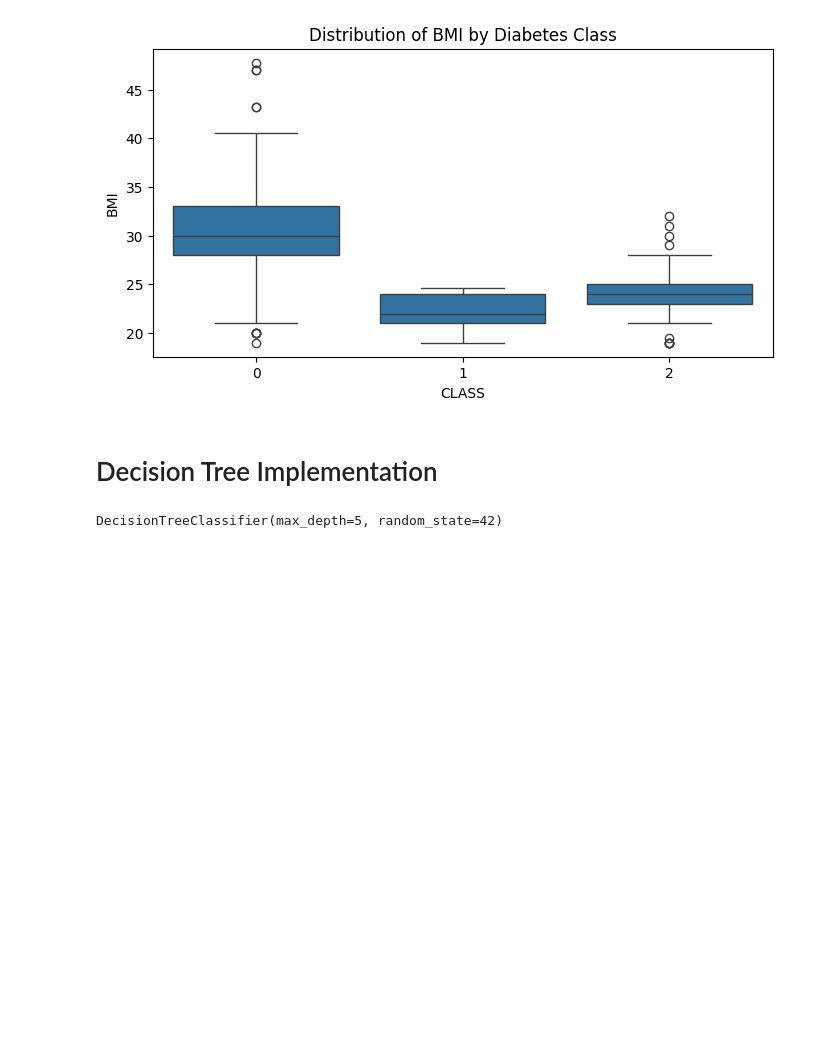
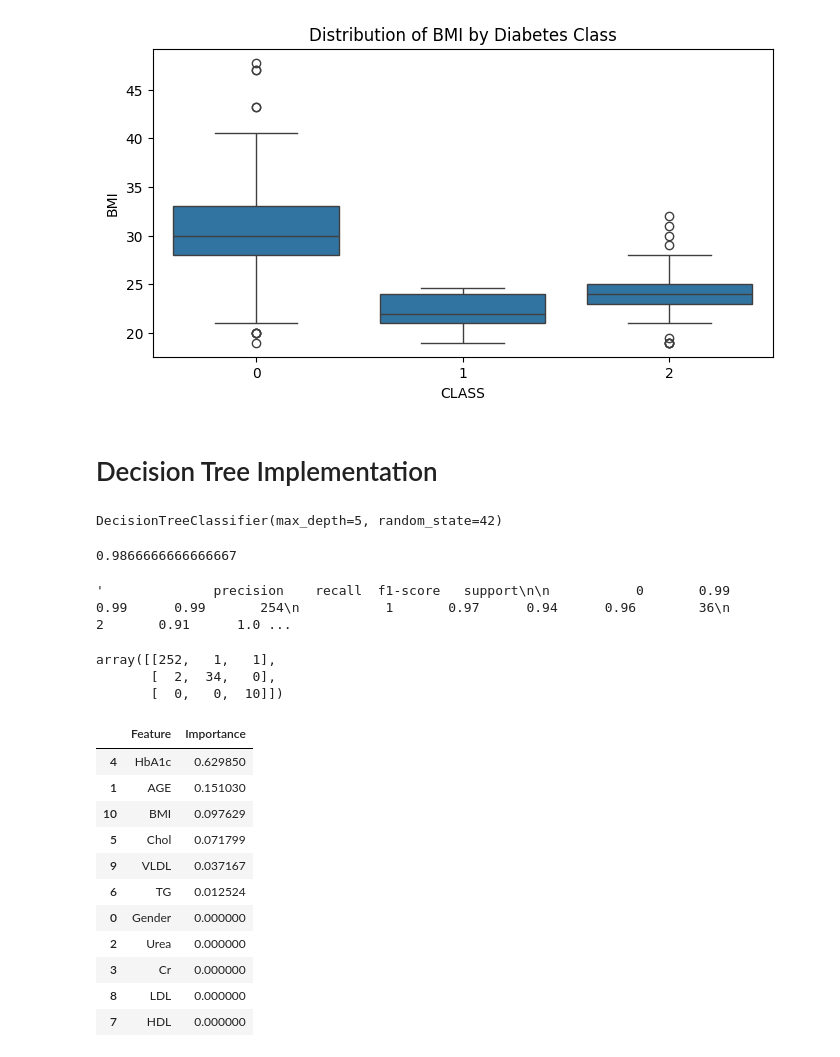
Before and after one commit to arshadziban/Data-Analysis-With-Python, a Jupyter notebook: Predicting Diabetes Using Decision Trees/predicting_diabetes.ipynb, the cells around one changed output. Drawn from its saved outputs; the diff is of its cells as text; code cells hidden in the pictures; blank space fills up the shorter version.

```diff
--- a/Predicting Diabetes Using Decision Trees/predicting_diabetes.ipynb
+++ b/Predicting Diabetes Using Decision Trees/predicting_diabetes.ipynb
@@ -249,3 +249,35 @@ DecisionTreeClassifier(max_depth=5, random_state=42)
 # %%
 # Make predictions
 y_pred = dt_classifier.predict(X_test)
+# %%
+accuracy_score(y_test, y_pred)
+# %% [output]
+0.9866666666666667
+# %%
+classification_report(y_test, y_pred)
+# %% [output]
+'              precision    recall  f1-score   support\n\n           0       0.99      0.99      0.99       254\n           1       0.97      0.94      0.96        36\n           2       0.91      1.0 ...
+# %%
+confusion_matrix(y_test, y_pred)
+# %% [output]
+array([[252,   1,   1],
+       [  2,  34,   0],
+       [  0,   0,  10]])
+# %%
+# Feature importance
+feature_importance = pd.DataFrame({'Feature': X.columns,'Importance': dt_classifier.feature_importances_}).sort_values('Importance', ascending=False)
+# %%
+feature_importance
+# %% [output]
+|  | Feature | Importance |
+| 4 | HbA1c | 0.629850 |
+| 1 | AGE | 0.151030 |
+| 10 | BMI | 0.097629 |
+| 5 | Chol | 0.071799 |
+| 9 | VLDL | 0.037167 |
+| 6 | TG | 0.012524 |
+| 0 | Gender | 0.000000 |
+| 2 | Urea | 0.000000 |
+| 3 | Cr | 0.000000 |
+| 8 | LDL | 0.000000 |
+| 7 | HDL | 0.000000 |
```
Also changed, not shown: parts of 2 cells of this notebook.
